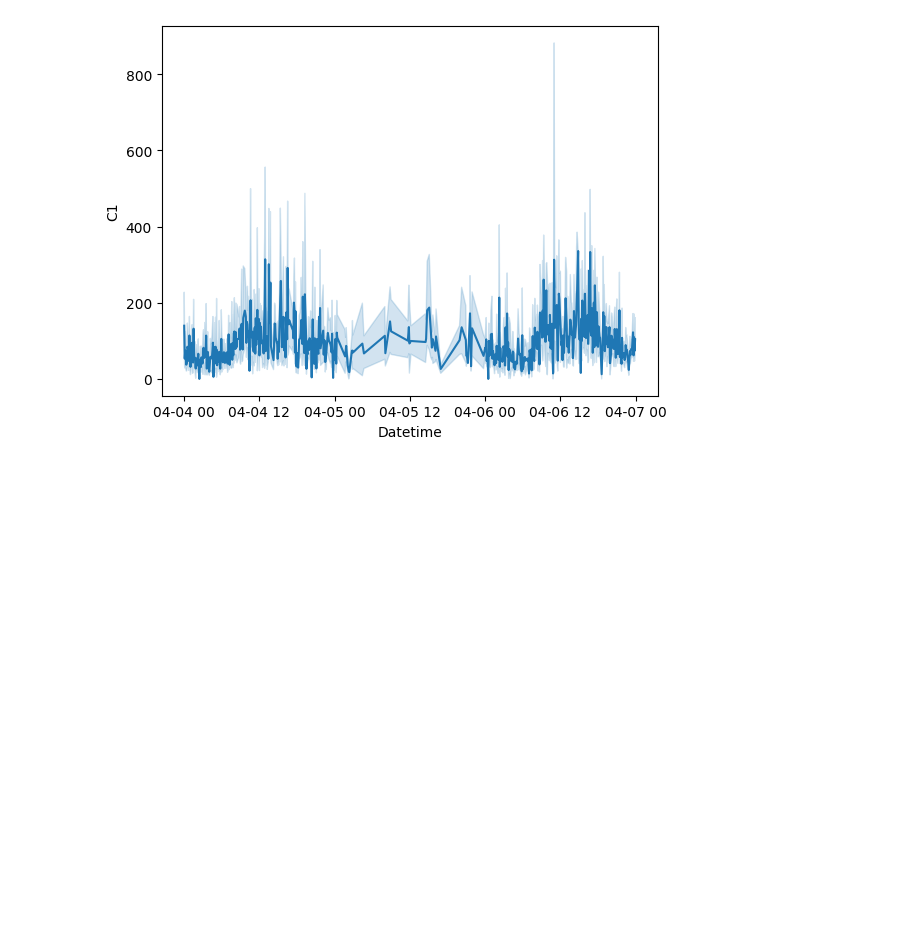
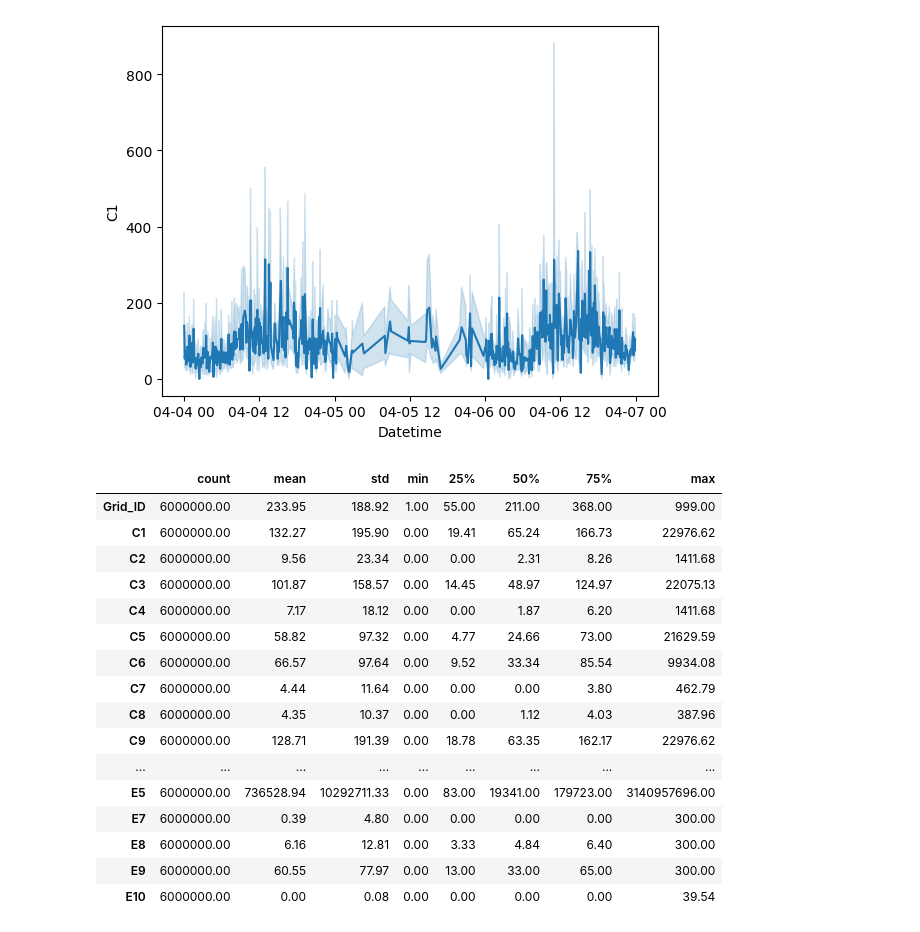
Before and after one commit to RocketFan/traffic-monitoring, a Jupyter notebook: cml_vodafone.ipynb, the cells around one changed output. Cells and saved outputs as stored; diff of their text form; code cells hidden in the pictures; blank space fills up the shorter version.

```diff
--- a/cml_vodafone.ipynb
+++ b/cml_vodafone.ipynb
@@ -83,3 +83,24 @@ sns.lineplot(x='Datetime', y='C1', data=batch_df)
 print()
 # %% [output]
 [figure]
+# %%
+pd.set_option('display.float_format', lambda x: '%.2f' % x)
+df.describe().T
+# %% [output]
+|  | count | mean | std | min | 25% | 50% | 75% | max |
+| Grid_ID | 6000000.00 | 233.95 | 188.92 | 1.00 | 55.00 | 211.00 | 368.00 | 999.00 |
+| C1 | 6000000.00 | 132.27 | 195.90 | 0.00 | 19.41 | 65.24 | 166.73 | 22976.62 |
+| C2 | 6000000.00 | 9.56 | 23.34 | 0.00 | 0.00 | 2.31 | 8.26 | 1411.68 |
+| C3 | 6000000.00 | 101.87 | 158.57 | 0.00 | 14.45 | 48.97 | 124.97 | 22075.13 |
+| C4 | 6000000.00 | 7.17 | 18.12 | 0.00 | 0.00 | 1.87 | 6.20 | 1411.68 |
+| C5 | 6000000.00 | 58.82 | 97.32 | 0.00 | 4.77 | 24.66 | 73.00 | 21629.59 |
+| C6 | 6000000.00 | 66.57 | 97.64 | 0.00 | 9.52 | 33.34 | 85.54 | 9934.08 |
+| C7 | 6000000.00 | 4.44 | 11.64 | 0.00 | 0.00 | 0.00 | 3.80 | 462.79 |
+| C8 | 6000000.00 | 4.35 | 10.37 | 0.00 | 0.00 | 1.12 | 4.03 | 387.96 |
+| C9 | 6000000.00 | 128.71 | 191.39 | 0.00 | 18.78 | 63.35 | 162.17 | 22976.62 |
+| ... | ... | ... | ... | ... | ... | ... | ... | ... |
+| E5 | 6000000.00 | 736528.94 | 10292711.33 | 0.00 | 83.00 | 19341.00 | 179723.00 | 3140957696.00 |
+| E7 | 6000000.00 | 0.39 | 4.80 | 0.00 | 0.00 | 0.00 | 0.00 | 300.00 |
+| E8 | 6000000.00 | 6.16 | 12.81 | 0.00 | 3.33 | 4.84 | 6.40 | 300.00 |
+| E9 | 6000000.00 | 60.55 | 77.97 | 0.00 | 13.00 | 33.00 | 65.00 | 300.00 |
+| E10 | 6000000.00 | 0.00 | 0.08 | 0.00 | 0.00 | 0.00 | 0.00 | 39.54 |
```
Also changed, not shown: parts of 2 cells of this notebook, 1 other file.
